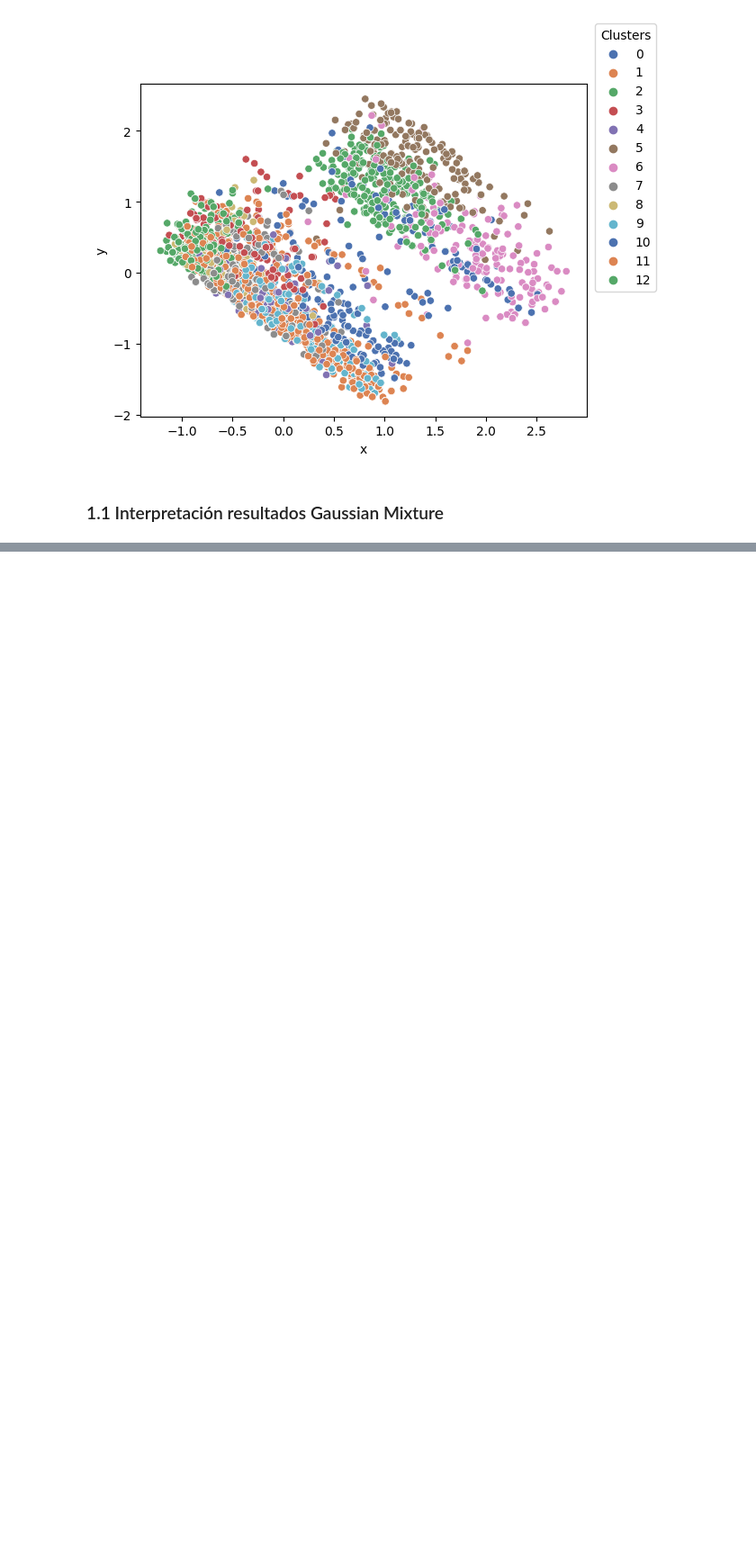
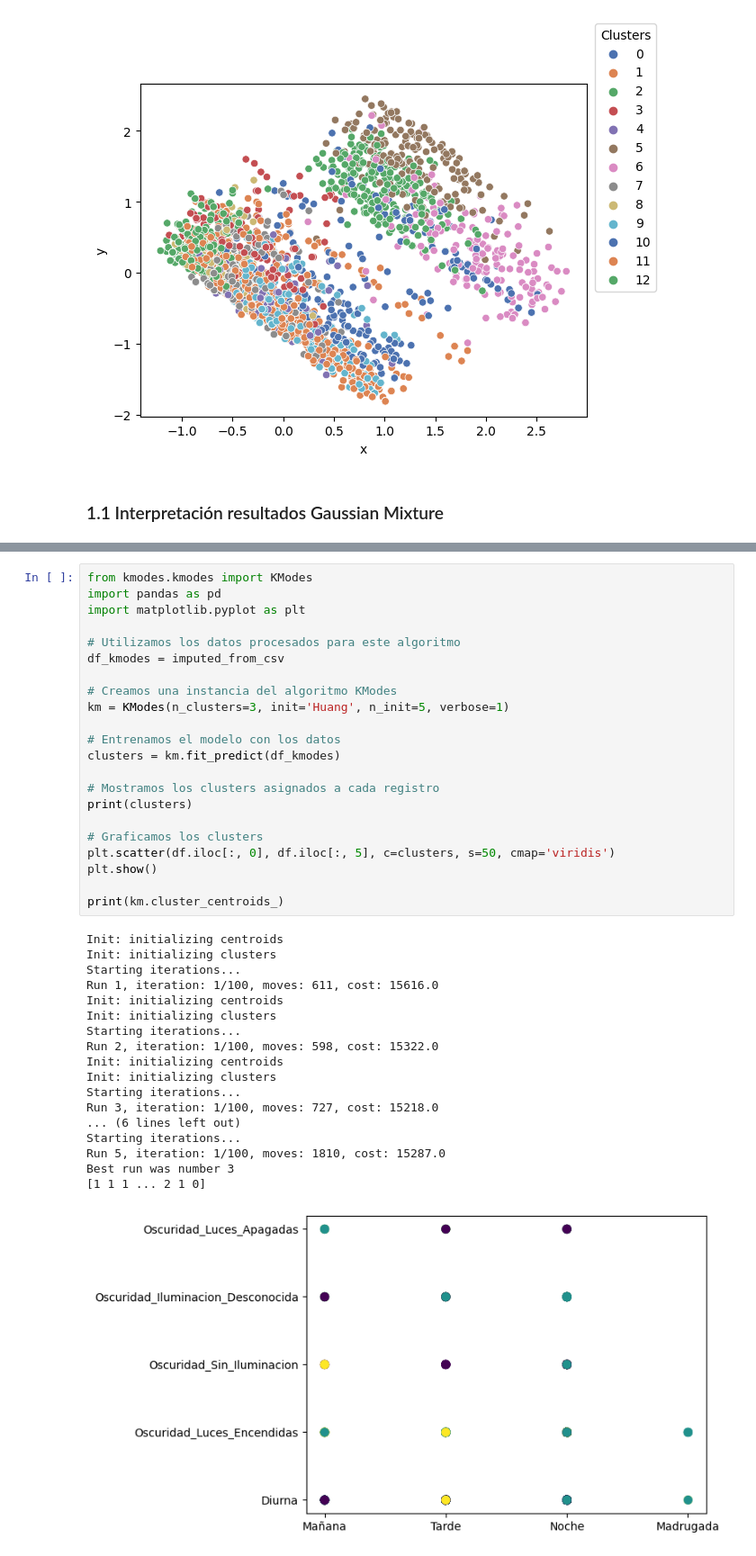
Before and after one commit to uniandes-data-wizards/laboratory-01, a Jupyter notebook: completo.ipynb, the cells around one changed output, grey strips where cells are left out. Shown: that part at 90% size. Cells and saved outputs as stored; diff of their text form; blank space fills up the shorter version.

Commit message:
Feat: init kmodes

```diff
--- a/completo.ipynb
+++ b/completo.ipynb
@@ -721,0 +722,41 @@ plt.show()
+# %%
+from kmodes.kmodes import KModes
+import pandas as pd
+import matplotlib.pyplot as plt
+
+# Utilizamos los datos procesados para este algoritmo
+df_kmodes = imputed_from_csv
+
+# Creamos una instancia del algoritmo KModes
+km = KModes(n_clusters=3, init='Huang', n_init=5, verbose=1)
+
+# Entrenamos el modelo con los datos
+clusters = km.fit_predict(df_kmodes)
+
+# Mostramos los clusters asignados a cada registro
+print(clusters)
+
+# Graficamos los clusters
+plt.scatter(df.iloc[:, 0], df.iloc[:, 5], c=clusters, s=50, cmap='viridis')
+plt.show()
+
+print(km.cluster_centroids_)
+# %% [output]
+Init: initializing centroids
+Init: initializing clusters
+Starting iterations...
+Run 1, iteration: 1/100, moves: 611, cost: 15616.0
+Init: initializing centroids
+Init: initializing clusters
+Starting iterations...
+Run 2, iteration: 1/100, moves: 598, cost: 15322.0
+Init: initializing centroids
+Init: initializing clusters
+Starting iterations...
+Run 3, iteration: 1/100, moves: 727, cost: 15218.0
+... (6 lines left out)
+Starting iterations...
+Run 5, iteration: 1/100, moves: 1810, cost: 15287.0
+Best run was number 3
+[1 1 1 ... 2 1 0]
+[figure, added]
```
Also changed, not shown: parts of 4 cells of this notebook, 1 other file.
